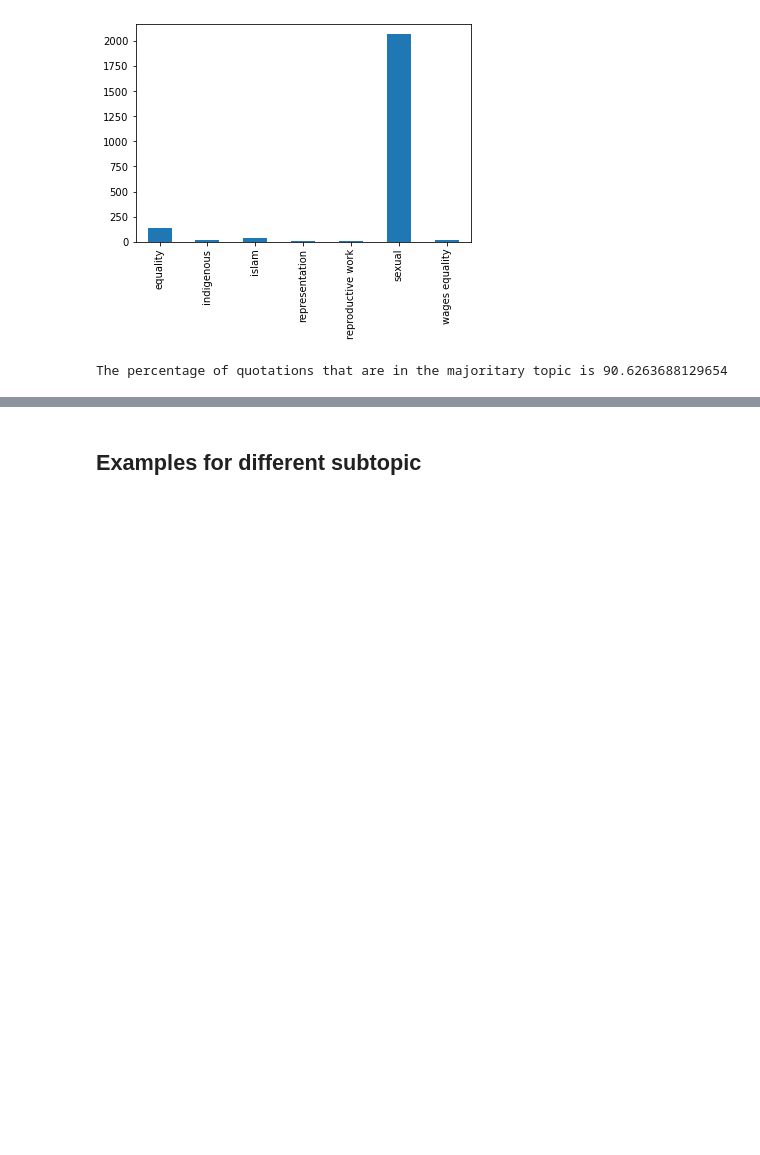
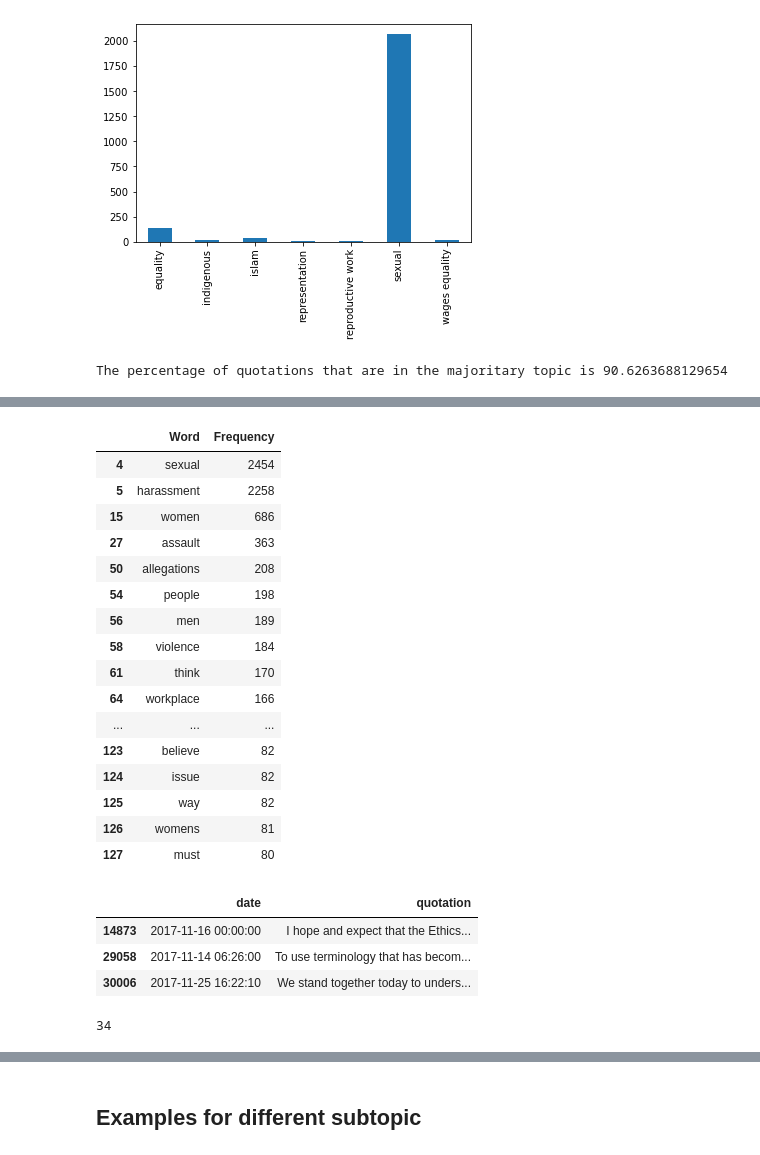
Before and after one commit to epfl-ada/ada-2021-project-concatsanddogs, a Jupyter notebook: Top_to_bottom.ipynb, the cells around one changed output, grey strips where cells are left out. Cells and saved outputs as stored; diff of their text form; code cells hidden in the pictures; blank space fills up the shorter version.

```diff
--- a/Top_to_bottom.ipynb
+++ b/Top_to_bottom.ipynb
@@ -509,2 +511,20 @@ The percentage of quotations that are in the majoritary topic is 90.626368812965
 # %%
-values.index()
+import nltk #Natural Language Toolkit is a natural language programming library
+#nltk.download('punkt')
+#nltk.download('averaged_perceptron_tagger')
+import pandas as pd
+from nltk import pos_tag
+from nltk.tag import StanfordNERTagger
+from nltk.tokenize import word_tokenize
+from nltk.chunk import conlltags2tree
+from nltk.tree import Tree
+import random
+from pandas.io.json import json_normalize
+
+
+
+neg_end_2017_df[['date','quotation']]
+
+df["clean_quotation"] = neg_end_2017_df['quotation'].str.lower().str.replace('[^\w\s]','')
+
+new_df = df.clean_quotation.str.split(expand=True).stack().value_counts().reset_index()
@@ -512,0 +531,3 @@ TypeError: 'Index' object is not callable
+# %%
+new_df.columns = ['Word', 'Frequency']
+new_df.head()
@@ -512,0 +610,32 @@ TypeError: 'Index' object is not callable
+# %%
+new_df[~new_df['Word'].isin(stopwords)].head(50)
+# %% [output]
+|  | Word | Frequency |
+| 4 | sexual | 2454 |
+| 5 | harassment | 2258 |
+| 15 | women | 686 |
+| 27 | assault | 363 |
+| 50 | allegations | 208 |
+| 54 | people | 198 |
+| 56 | men | 189 |
+| 58 | violence | 184 |
+| 61 | think | 170 |
+| 64 | workplace | 166 |
+| ... | ... | ... |
+| 123 | believe | 82 |
+| 124 | issue | 82 |
+| 125 | way | 82 |
+| 126 | womens | 81 |
+| 127 | must | 80 |
+# %%
+neg_end_2017_df[['date','quotation']].sample(n=3, random_state=9)
+# %% [output]
+|  | date | quotation |
+| 14873 | 2017-11-16 00:00:00 | I hope and expect that the Ethics... |
+| 29058 | 2017-11-14 06:26:00 | To use terminology that has becom... |
+| 30006 | 2017-11-25 16:22:10 | We stand together today to unders... |
+# %%
+trump_subset = neg_end_2017_df[neg_end_2017_df['quotation'].str.contains('Trump')]['quotation']
+len(trump_subset)
+# %% [output]
+34
```
Also changed, not shown: parts of 6 cells of this notebook.
